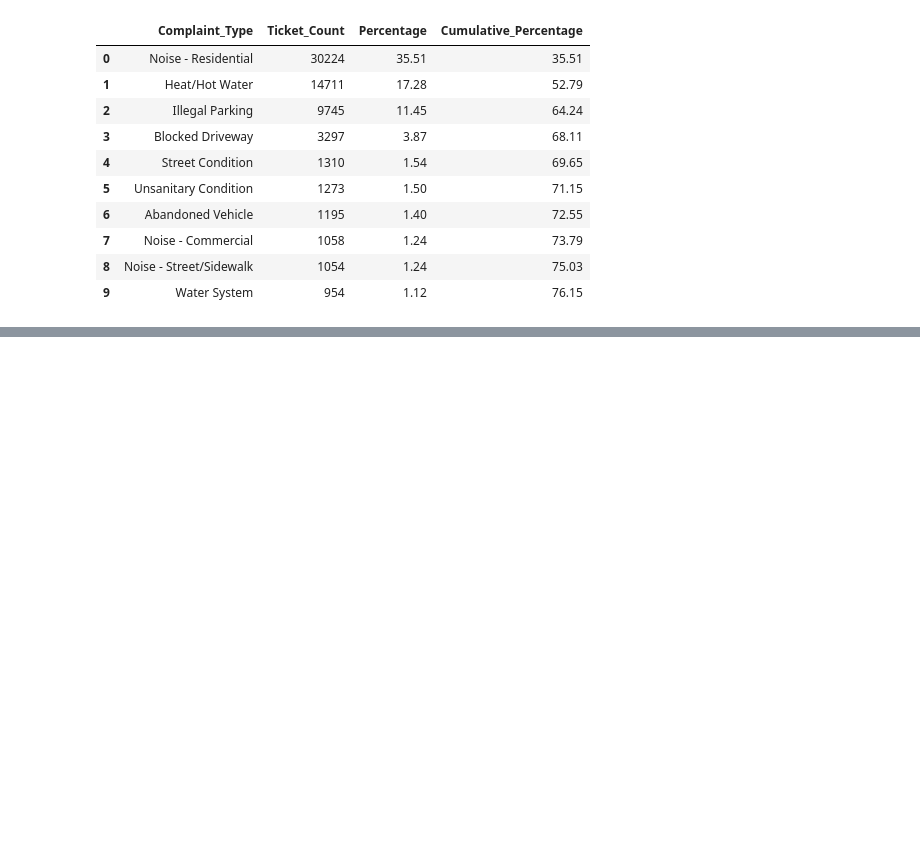
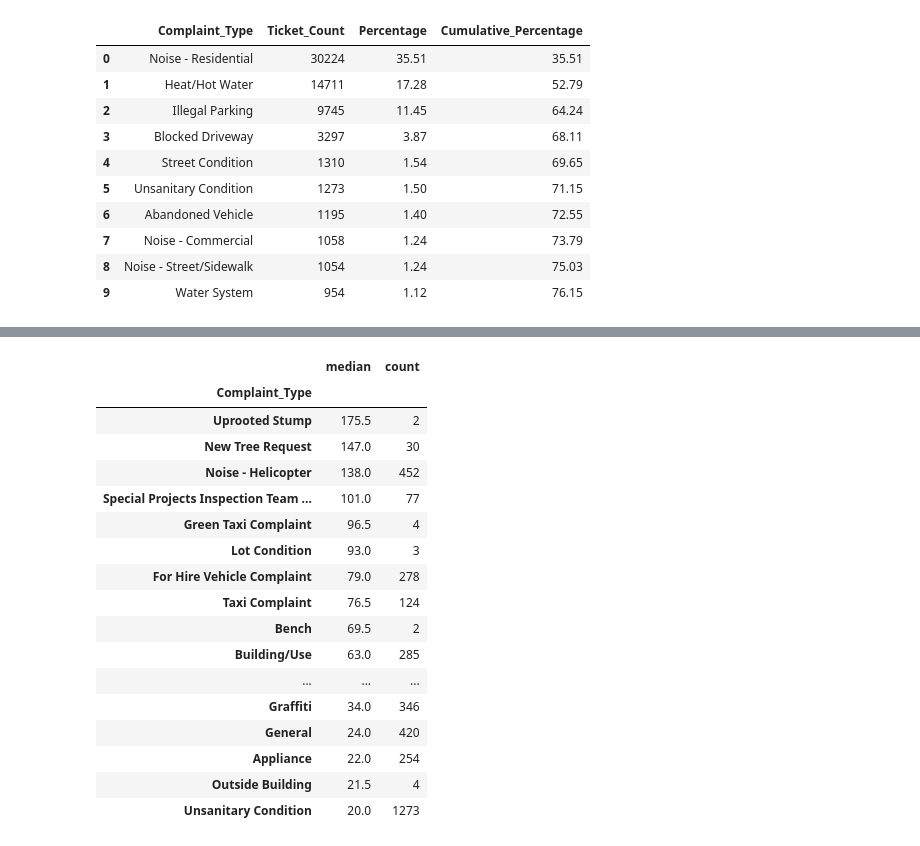
Before and after one commit to JunayedMh/nyc-311-resolution-time-analysis, a Jupyter notebook: notebook/EDA.ipynb, the cells around one changed output, grey strips where cells are left out. Drawn from its saved outputs; the diff is of its cells as text; code cells hidden in the pictures; blank space fills up the shorter version.

Commit message:
Does volume matter?

```diff
--- a/notebook/EDA.ipynb
+++ b/notebook/EDA.ipynb
@@ -341,0 +384,29 @@ complaint_dist.head(10)
+# %%
+is_volume_matter = (
+
+    df.groupby("Complaint_Type")["Resolution_Days"]
+    .agg(["median", "count"])
+    .sort_values(by="median", ascending=False)
+
+)
+
+is_volume_matter.head(20)
+# %% [output]
+|  | median | count |
+| Complaint_Type |  |  |
+| Uprooted Stump | 175.5 | 2 |
+| New Tree Request | 147.0 | 30 |
+| Noise - Helicopter | 138.0 | 452 |
+| Special Projects Inspection Team ... | 101.0 | 77 |
+| Green Taxi Complaint | 96.5 | 4 |
+| Lot Condition | 93.0 | 3 |
+| For Hire Vehicle Complaint | 79.0 | 278 |
+| Taxi Complaint | 76.5 | 124 |
+| Bench | 69.5 | 2 |
+| Building/Use | 63.0 | 285 |
+| ... | ... | ... |
+| Graffiti | 34.0 | 346 |
+| General | 24.0 | 420 |
+| Appliance | 22.0 | 254 |
+| Outside Building | 21.5 | 4 |
+| Unsanitary Condition | 20.0 | 1273 |
```
Also changed, not shown: parts of 5 cells of this notebook.
